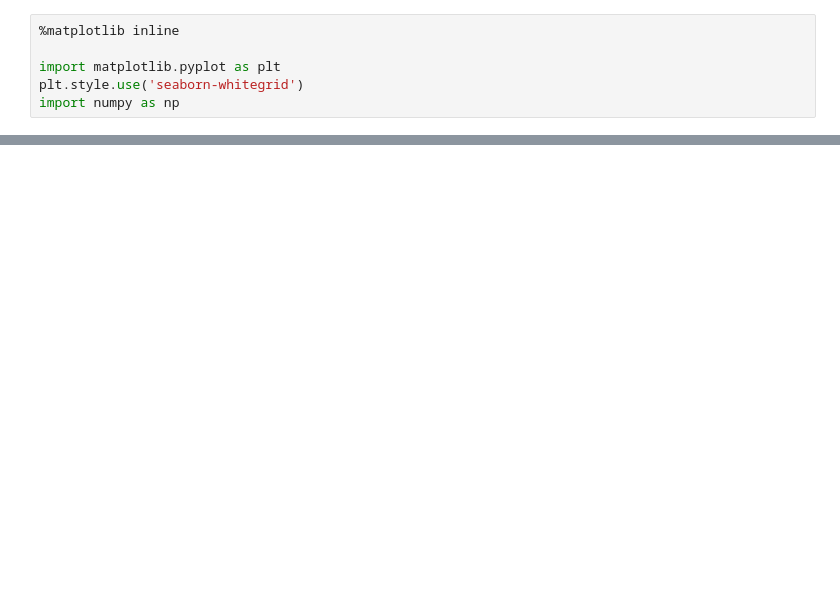
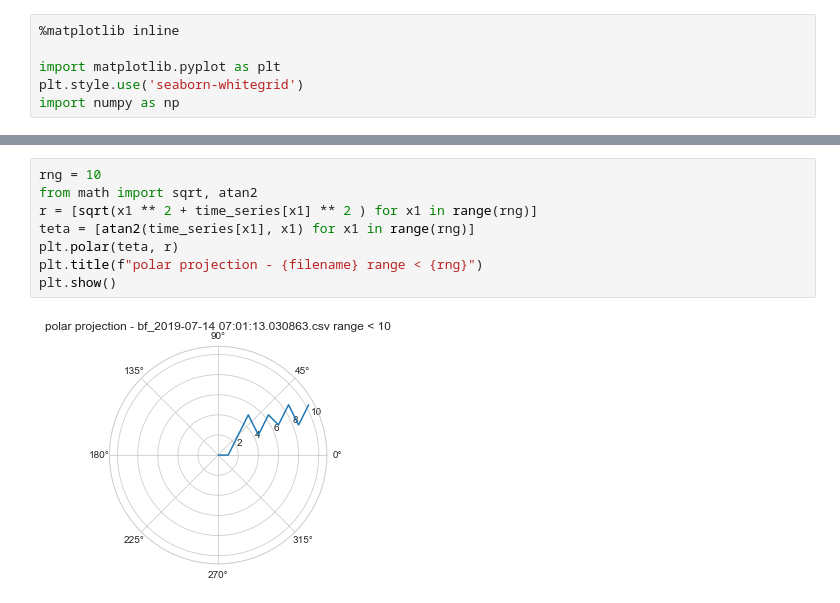
Before and after one commit to amor71/time-series-analysis, a Jupyter notebook: viewers/powers.ipynb, the cells around one changed output, grey strips where cells are left out. Saved outputs shown, nothing was run; the diff lists cells and outputs as text; blank space fills up the shorter version.

```diff
--- a/viewers/powers.ipynb
+++ b/viewers/powers.ipynb
@@ -112,2 +110,12 @@ plt.show()
+# %%
+rng = 10
+from math import sqrt, atan2
+r = [sqrt(x1 ** 2 + time_series[x1] ** 2 ) for x1 in range(rng)]
+teta = [atan2(time_series[x1], x1) for x1 in range(rng)]
+plt.polar(teta, r)
+plt.title(f"polar projection - {filename} range < {rng}")
+plt.show()
+# %% [output]
+[figure, added]
 # %%
 from math import sqrt, atan2
```
Also changed, not shown: parts of 19 cells of this notebook.
